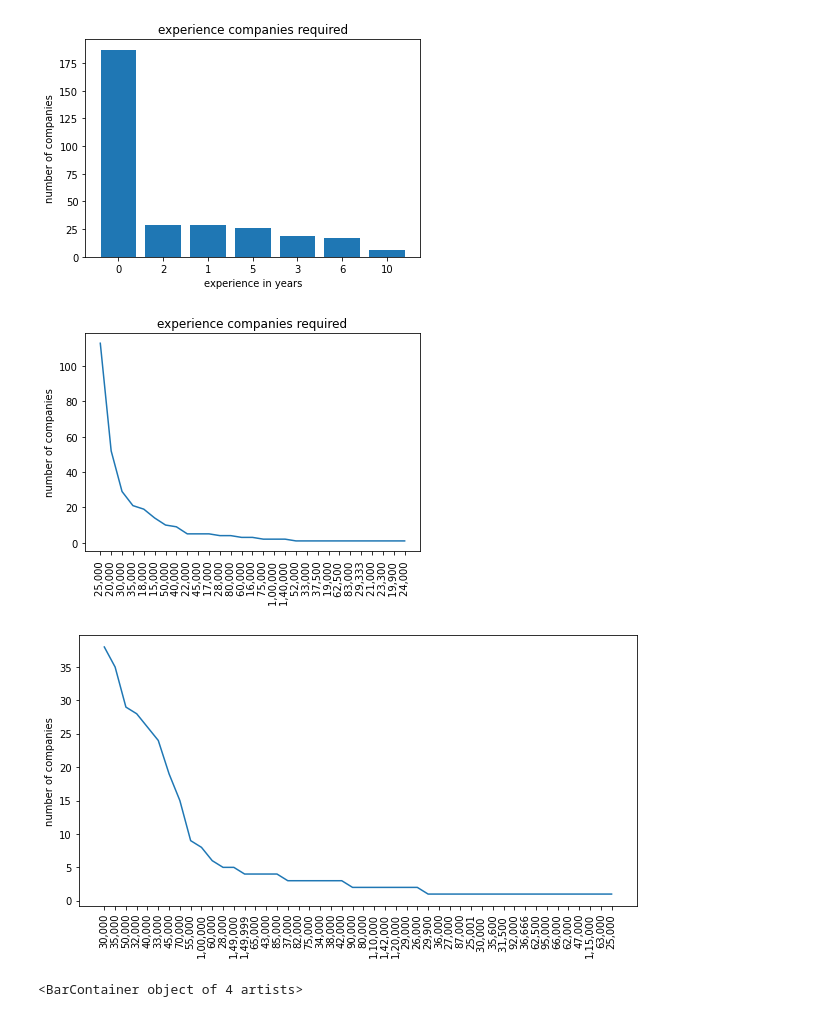
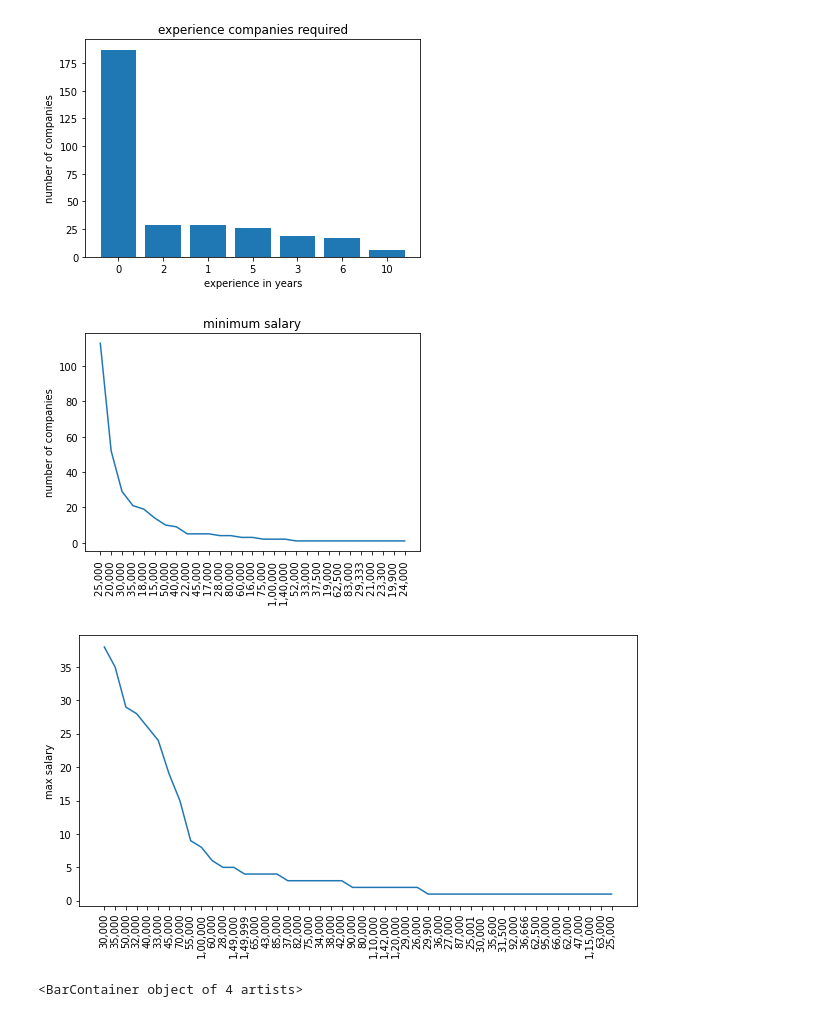
Before and after one commit to NAGSnag/DATA_ANALYSIS, a Jupyter notebook: apna_co webscraping and analysis.ipynb, the cells around one changed output. Cells and saved outputs as stored; diff of their text form; code cells hidden in the pictures.

```diff
--- a/apna_co webscraping and analysis.ipynb
+++ b/apna_co webscraping and analysis.ipynb
@@ -90,20 +90,20 @@ plt.show()
 [figure]
 # %%
 plt.plot(df['min_salary'].value_counts().index,df['min_salary'].value_counts().values)
-plt.title("experience companies required")
+plt.title("minimum salary")
 plt.xticks(rotation=90)
 plt.ylabel("number of companies")
 plt.show()
 # %% [output]
-[figure, old version]
+[figure, new version]
 # %%
 fig = plt.figure(figsize=(10,5))
 plt.plot(df['max_salary'].value_counts().index,df['max_salary'].value_counts().values)
 plt.xticks(rotation=90)
-plt.ylabel("number of companies")
+plt.ylabel("max salary")
 plt.show()
 # %% [output]
-[figure, old version]
+[figure, new version]
 # %%
 plt.bar(df['time'].value_counts().index,df['time'].value_counts().values)
 # %% [output]
```
